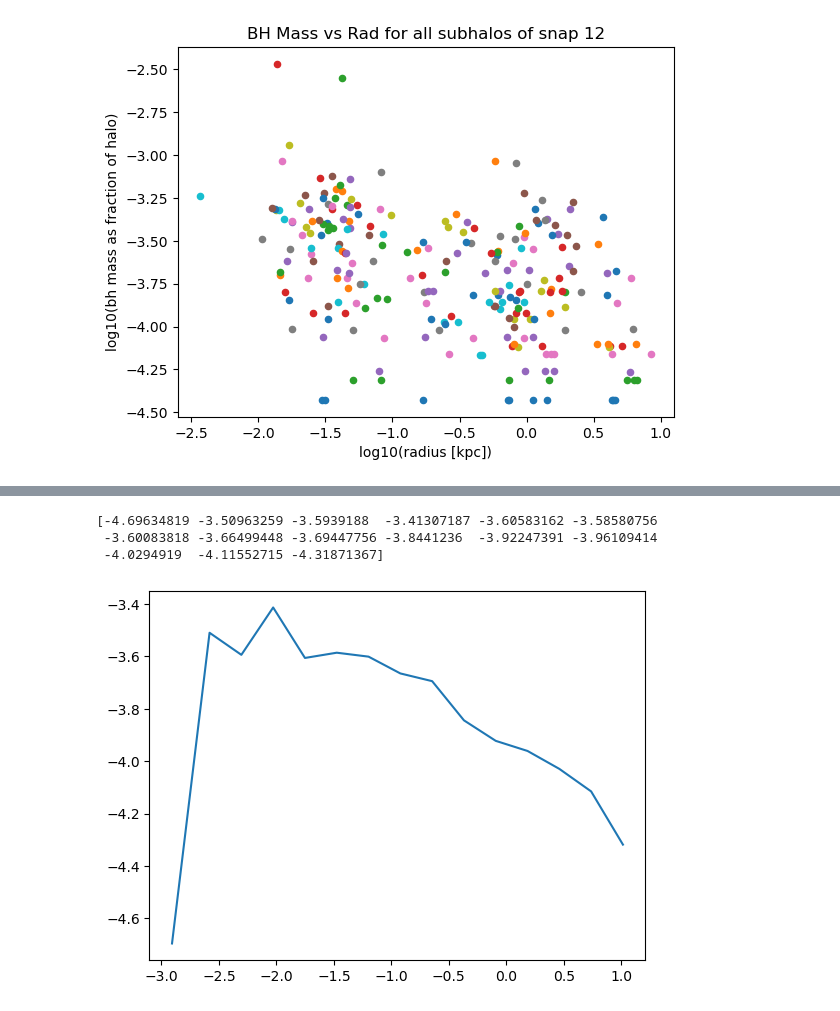
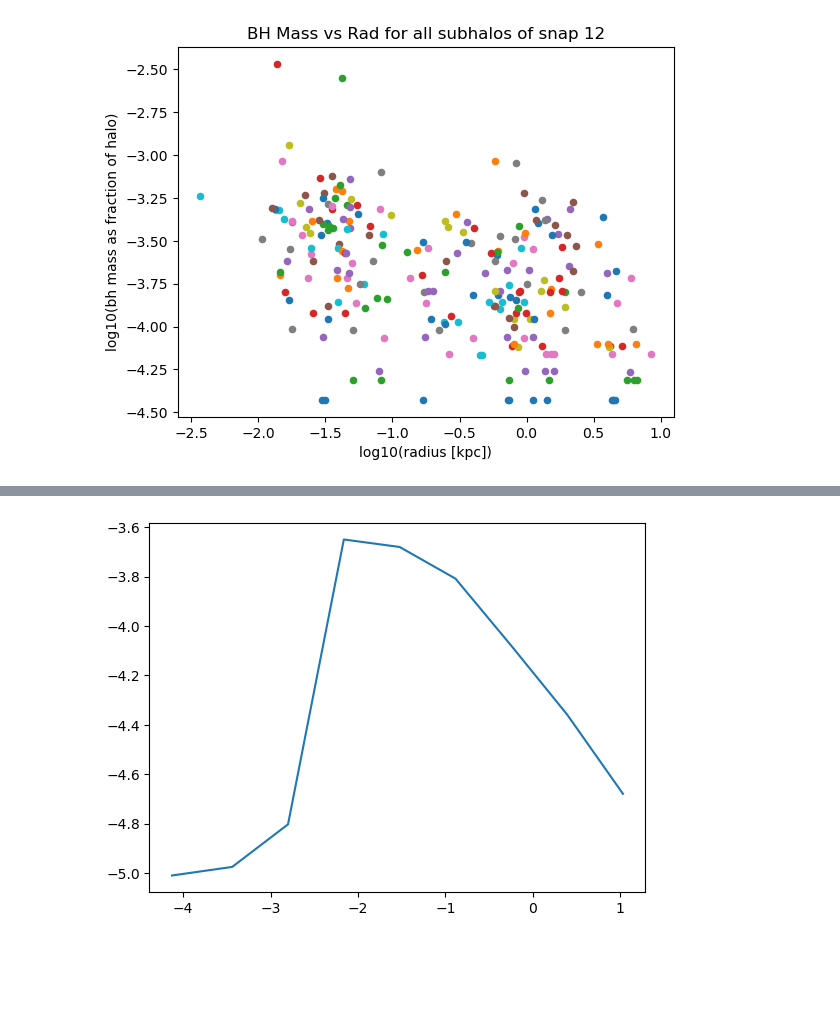
Before and after one commit to pranav-satheesh/wandering_bhs, a Jupyter notebook: Notebooks/SubhaloDictionary.ipynb, the cells around one changed output, grey strips where cells are left out. Drawn from its saved outputs; the diff is of its cells as text; code cells hidden in the pictures; blank space fills up the shorter version.

Commit message:
mass rad hist now adaptive

```diff
--- a/Notebooks/SubhaloDictionary.ipynb
+++ b/Notebooks/SubhaloDictionary.ipynb
@@ -82,11 +82,12 @@ with h5py.File("/orange/lblecha/pranavsatheesh/wandering_bhs/Data/wandering_bh_S
     r_kpc = f["bh/r_kpc"] # all radii
     lum = f["bh/lbol_erg_s"] # all lum
 
-    snapchoice = 19                                           # CHANGE SNAPSHOT HERE
+    snapchoice = 14 # CHANGE SNAPSHOT HERE
     num_halos_in_snap = f["snapshot/n_subhalos_with_bh"][snapchoice]
     print(num_halos_in_snap)
+    print("Processing subhalo ", end=" ")
     for subhalochoice in range(num_halos_in_snap):
-        if subhalochoice % 100 == 0: print(f"processing subhalo {subhalochoice}")
+        if subhalochoice % 100 == 0: print(f"{subhalochoice}", end=" ")
         subhalo_start = f["snapshot/subhalo_start"][snapchoice]
         bh_start = f["subhalo/bh_start"][subhalo_start+subhalochoice]
         halfmass_rad = f["subhalo/stellar_halfrad_kpc"][subhalo_start+subhalochoice]
@@ -99,5 +100,5 @@ with h5py.File("/orange/lblecha/pranavsatheesh/wandering_bhs/Data/wandering_bh_S
 #plt.legend()
 plt.xlabel("log10(radius [kpc])")
 plt.ylabel("log10(lum [erg/s])")
-plt.title(f"Lum vs rad for subhalo of snap {snapchoice}")
+plt.title(f"Lum vs rad for all subhalos of snap {snapchoice}")
 # %% [output]
@@ -138,8 +123,9 @@ with h5py.File("/orange/lblecha/pranavsatheesh/wandering_bhs/Data/wandering_bh_S
     snapchoice = 19                                           # CHANGE SNAPSHOT HERE
     num_halos_in_snap = f["snapshot/n_subhalos_with_bh"][snapchoice]
     print("Number of halos in snapshot:", num_halos_in_snap)
+    print("Processing subhalo: ", end=" ")
     for subhalochoice in range(num_halos_in_snap):
-        if subhalochoice % 100 == 0: print(f"processing subhalo {subhalochoice}")
+        if subhalochoice % 100 == 0: print(f"{subhalochoice}", end=" ")
         subhalo_start = f["snapshot/subhalo_start"][snapchoice]
         bh_start = f["subhalo/bh_start"][subhalo_start+subhalochoice]
         halo_mass = f["subhalo/subhalo_total_mass_msun"][subhalo_start+subhalochoice]
@@ -241,13 +211,18 @@ def mass_rad_data(snapshot):
         num_bh = f["snapshot/n_bh"][snapshot]
         r_kpc = f["bh/r_kpc"][bh_start:bh_start+num_bh]
         mass = f["bh/mass_msun"][bh_start:bh_start+num_bh]
+        min_halfrad = 1e5
+        max_halfrad = 0
 
         for bh in range(num_bh):
             subhalo_row = f["bh/subhalo_row"][bh_start+bh]
             halo_mass = f["subhalo/subhalo_total_mass_msun"][subhalo_row]
+            halfrad = f["subhalo/stellar_halfrad_kpc"][subhalo_row]
+            if halfrad < min_halfrad: min_halfrad = halfrad
+            if halfrad > max_halfrad: max_halfrad = halfrad
             mass[bh] = mass[bh]/halo_mass
     valid_r = r_kpc[r_kpc>1e-8]
     valid_m = mass[r_kpc>1e-8]
-    return valid_m, valid_r
+    return valid_m, valid_r #, min_halfrad, max_halfrad
 # %%
 def mass_rad_scatter(snapshot, markersize=5):
@@ -279,0 +253,22 @@ mass_rad_scatter(14)
+# %%
+def mass_rad_mean_hist_adaptive(snapshot):
+    valid_m, valid_r = mass_rad_data(snapshot)
+    log_m = np.log10(valid_m)
+    log_r = np.log10(valid_r)
+    for numbins in range(20, 0, -1):
+        # print(f"Attempting {numbins} bins")
+        edges = np.linspace(np.min(log_r), np.max(log_r), numbins+1)
+        edges[0] = edges[0] - 0.1
+        centers = (edges[1:]+edges[:-1])/2
+        means = np.empty(numbins)
+        valid = True
+        for i in range(numbins):
+            inbin = np.bitwise_and((log_r>edges[i]),(log_r<=edges[i+1]))
+            # print(f"bin {i}: {log_r[inbin]}")
+            if len(log_r[inbin]) == 0:
+                valid = False
+                break
+            means[i] = np.mean(log_m[inbin])
+        if valid: break
+    # print(means)
+    plt.plot(centers, means)
@@ -280,7 +281,4 @@ mass_rad_scatter(14)
 # %%
-mass_rad_mean_hist(14, 15)
+mass_rad_mean_hist_adaptive(17)
 # %% [output]
-[-4.69634819 -3.50963259 -3.5939188  -3.41307187 -3.60583162 -3.58580756
- -3.60083818 -3.66499448 -3.69447756 -3.8441236  -3.92247391 -3.96109414
- -4.0294919  -4.11552715 -4.31871367]
-[figure, old version]
+[figure, new version]
```
Also changed, not shown: parts of 9 cells of this notebook.
